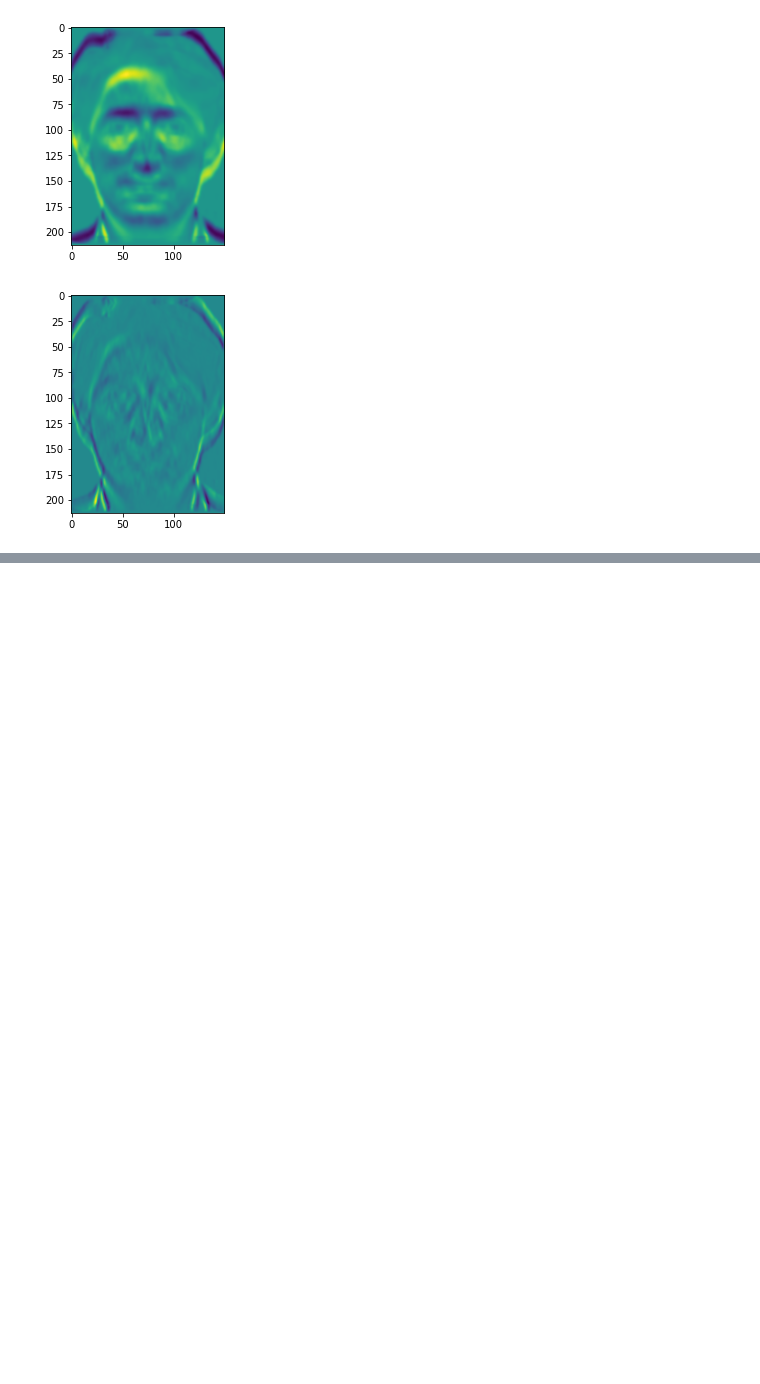
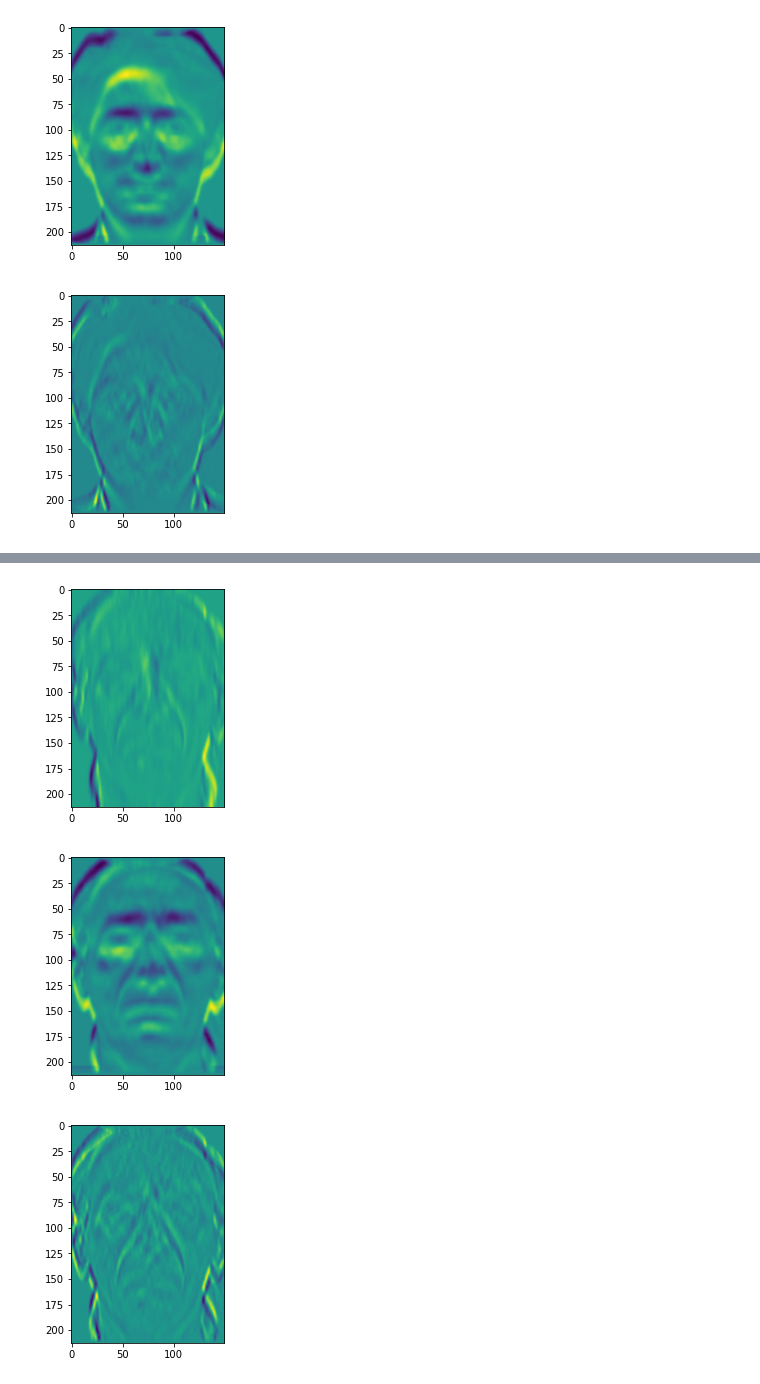
Before and after one commit to ariatara/cs445-final-project, a Jupyter notebook: eye_detection.ipynb, the cells around one changed output, grey strips where cells are left out. Saved outputs shown, nothing was run; the diff lists cells and outputs as text; code cells hidden in the pictures; blank space fills up the shorter version.

Commit message:
Worked on eye detection

```diff
--- a/eye_detection.ipynb
+++ b/eye_detection.ipynb
@@ -81,0 +96,23 @@ plt.show()
+# %%
+
+# Blur image
+sigma = 5
+low_pass = cv2.getGaussianKernel(3*sigma, sigma)
+im_blur = cv2.filter2D(src=im_crop, ddepth=-1, kernel=low_pass)
+
+# Use Sobel edge detection for x, y and combined
+sobelx = cv2.Sobel(src=im_blur, ddepth=-1, dx=1, dy=0, ksize=sigma)
+sobely = cv2.Sobel(src=im_blur, ddepth=-1, dx=0, dy=1, ksize=sigma)
+sobelxy = cv2.Sobel(src=im_blur, ddepth=-1, dx=1, dy=1, ksize=sigma)
+
+plt.imshow(sobelx)
+plt.show()
+plt.imshow(sobely)
+plt.show()
+plt.imshow(sobelxy)
+plt.show()
+#Sobel in the y direction seems best for detecting facial features
+# %% [output]
+[figure, added]
+[figure, added]
+[figure, added]
```
Also changed, not shown: parts of 10 cells of this notebook.
